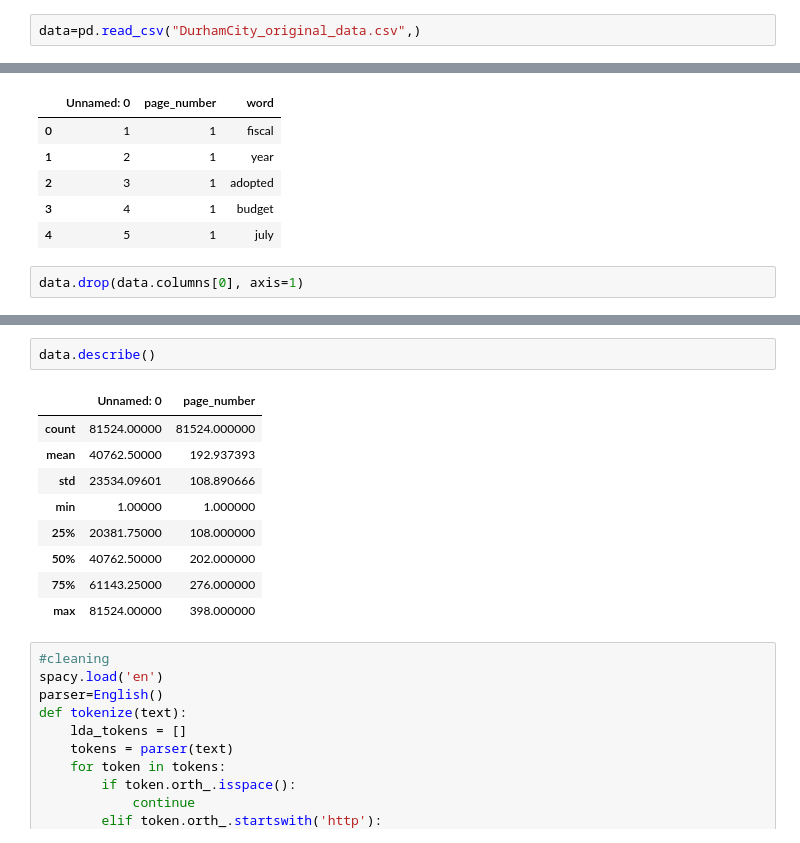
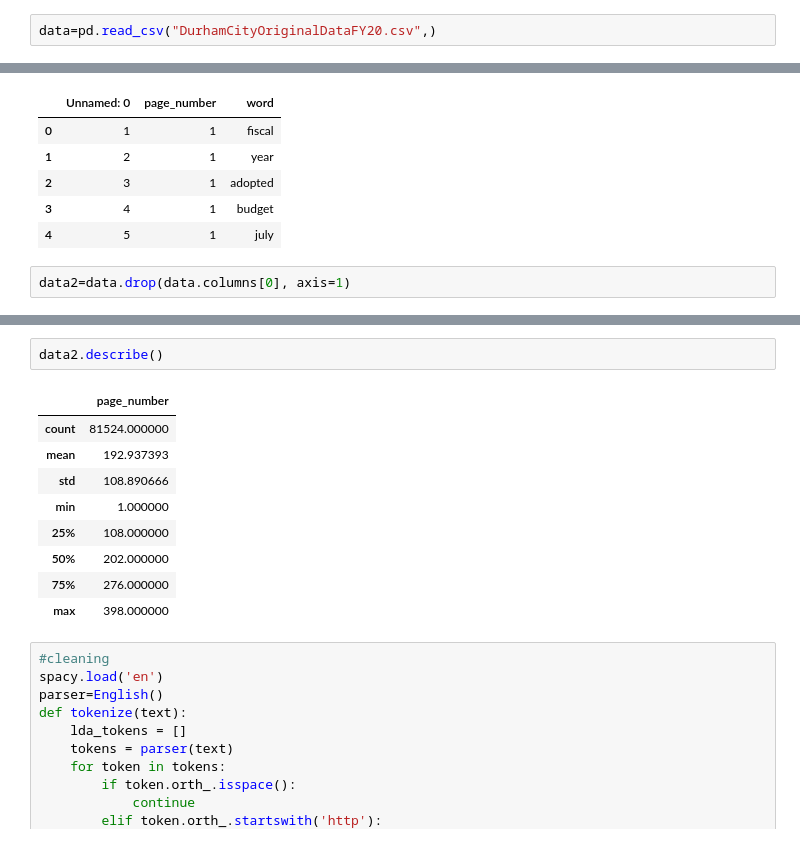
Before and after one commit to UNCG-CSE/Budget_Text_Analysis, a Jupyter notebook: src/budget-text-analysis-Durham-City.ipynb, the cells around one changed output, grey strips where cells are left out. Saved outputs shown, nothing was run; the diff lists cells and outputs as text.

```diff
--- a/src/budget-text-analysis-Durham-City.ipynb
+++ b/src/budget-text-analysis-Durham-City.ipynb
@@ -8,7 +8,7 @@ from gensim import corpora, models, similarities
 from spacy.lang.en import English
 from nltk.corpus import wordnet as wn
 # %%
-data=pd.read_csv("DurhamCity_original_data.csv",)
+data=pd.read_csv("DurhamCityOriginalDataFY20.csv",)
 # %%
 data.head()
 # %% [output]
@@ -19,4 +19,4 @@ data.head()
 | 3 | 4 | 1 | budget |
 | 4 | 5 | 1 | july |
 # %%
-data.drop(data.columns[0], axis=1)
+data2=data.drop(data.columns[0], axis=1)
@@ -42,15 +23,15 @@ data.drop(data.columns[0], axis=1)
 # %%
-data.describe()
+data2.describe()
 # %% [output]
-|  | Unnamed: 0 | page_number |
-| count | 81524.00000 | 81524.000000 |
-| mean | 40762.50000 | 192.937393 |
-| std | 23534.09601 | 108.890666 |
-| min | 1.00000 | 1.000000 |
-| 25% | 20381.75000 | 108.000000 |
-| 50% | 40762.50000 | 202.000000 |
-| 75% | 61143.25000 | 276.000000 |
-| max | 81524.00000 | 398.000000 |
+|  | page_number |
+| count | 81524.000000 |
+| mean | 192.937393 |
+| std | 108.890666 |
+| min | 1.000000 |
+| 25% | 108.000000 |
+| 50% | 202.000000 |
+| 75% | 276.000000 |
+| max | 398.000000 |
 # %%
 #cleaning
 spacy.load('en')
```
Also changed, not shown: parts of 3 cells of this notebook, 2 other files.
